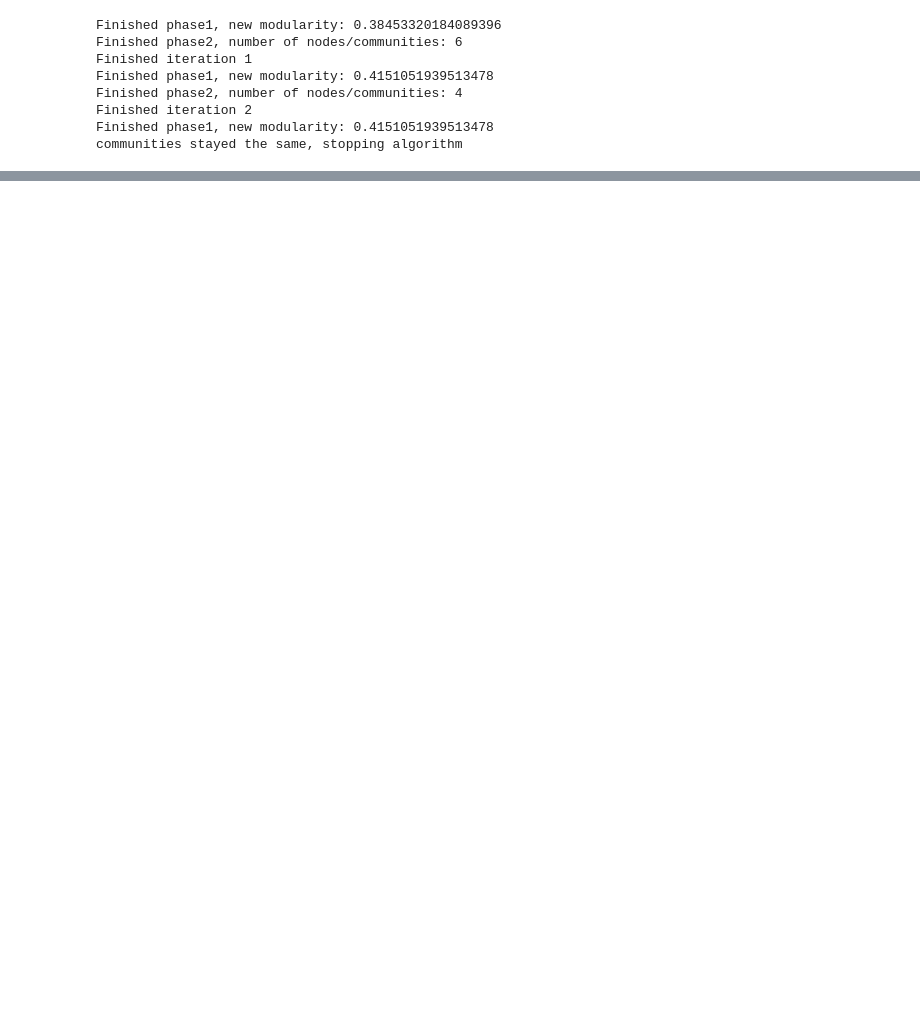
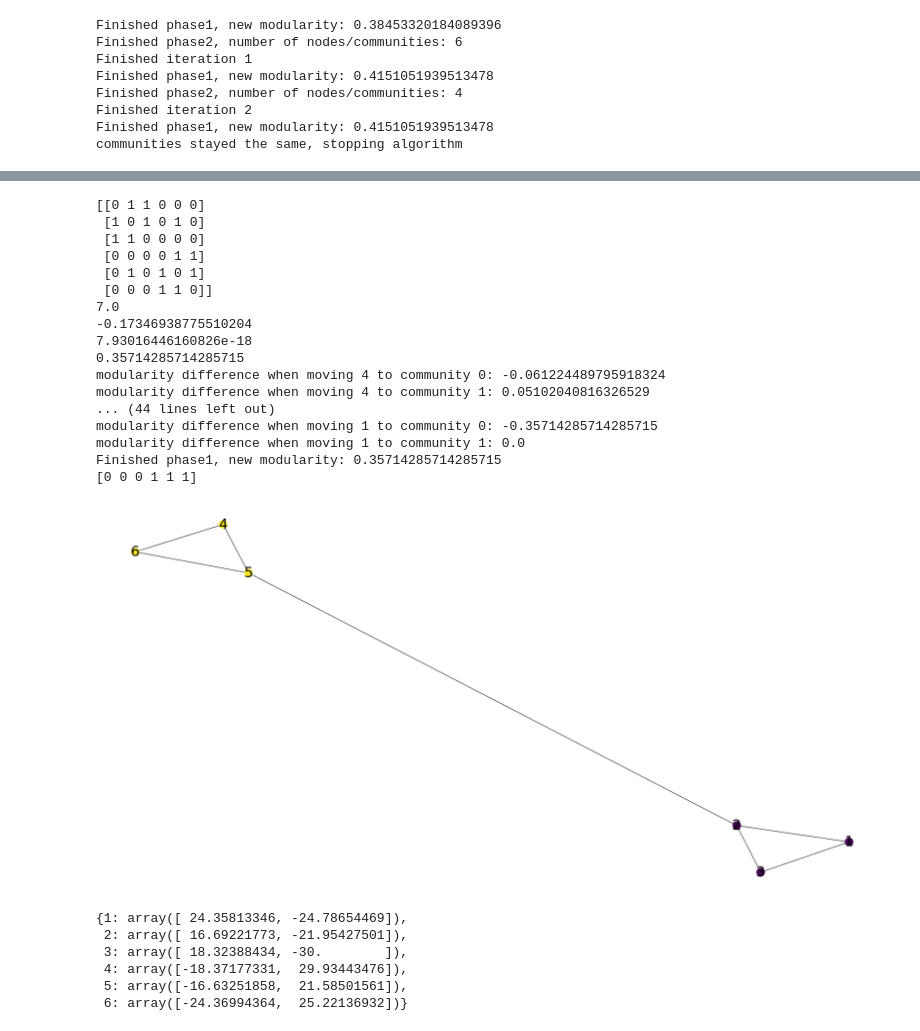
Before and after one commit to ddvlamin/data_engineering_ua, a Jupyter notebook: code_examples/communities/communities.ipynb, the cells around one changed output, grey strips where cells are left out. Drawn from its saved outputs; the diff is of its cells as text; code cells hidden in the pictures; blank space fills up the shorter version.

```diff
--- a/code_examples/communities/communities.ipynb
+++ b/code_examples/communities/communities.ipynb
@@ -250,0 +282,51 @@ plot_graph(G)
+# %%
+A = np.array([
+    [0,1,1,0,0,0],[1,0,1,0,1,0],[1,1,0,0,0,0],
+    [0,0,0,0,1,1],[0,1,0,1,0,1],[0,0,0,1,1,0]])
+print(A)
+
+m = 0.5*A.sum().sum()
+print(m)
+
+communities = np.array([i for i in range(A.shape[0])], dtype=int)
+modularity = compute_modularity(A, communities, m)
+print(modularity)
+
+communities = np.zeros((A.shape[0],))
+modularity = compute_modularity(A, communities, m)
+print(modularity)
+
+communities = np.array([0,0,0,1,1,1], dtype=int)
+modularity = compute_modularity(A, communities, m)
+print(modularity)
+
+communities = np.array([i for i in range(A.shape[0])], dtype=int)
+hierarchy = detect_communities_recursive(A, communities)
+print(hierarchy)
+G = create_graph(A, hierarchy)
+plot_graph(G)
+# %% [output]
+[[0 1 1 0 0 0]
+ [1 0 1 0 1 0]
+ [1 1 0 0 0 0]
+ [0 0 0 0 1 1]
+ [0 1 0 1 0 1]
+ [0 0 0 1 1 0]]
+7.0
+-0.17346938775510204
+7.93016446160826e-18
+0.35714285714285715
+modularity difference when moving 4 to community 0: -0.061224489795918324
+modularity difference when moving 4 to community 1: 0.05102040816326529
+... (44 lines left out)
+modularity difference when moving 1 to community 0: -0.35714285714285715
+modularity difference when moving 1 to community 1: 0.0
+Finished phase1, new modularity: 0.35714285714285715
+[0 0 0 1 1 1]
+[figure, added]
+{1: array([ 24.35813346, -24.78654469]),
+ 2: array([ 16.69221773, -21.95427501]),
+ 3: array([ 18.32388434, -30.        ]),
+ 4: array([-18.37177331,  29.93443476]),
+ 5: array([-16.63251858,  21.58501561]),
+ 6: array([-24.36994364,  25.22136932])}
```
Also changed, not shown: parts of 5 cells of this notebook, 4 other files.
